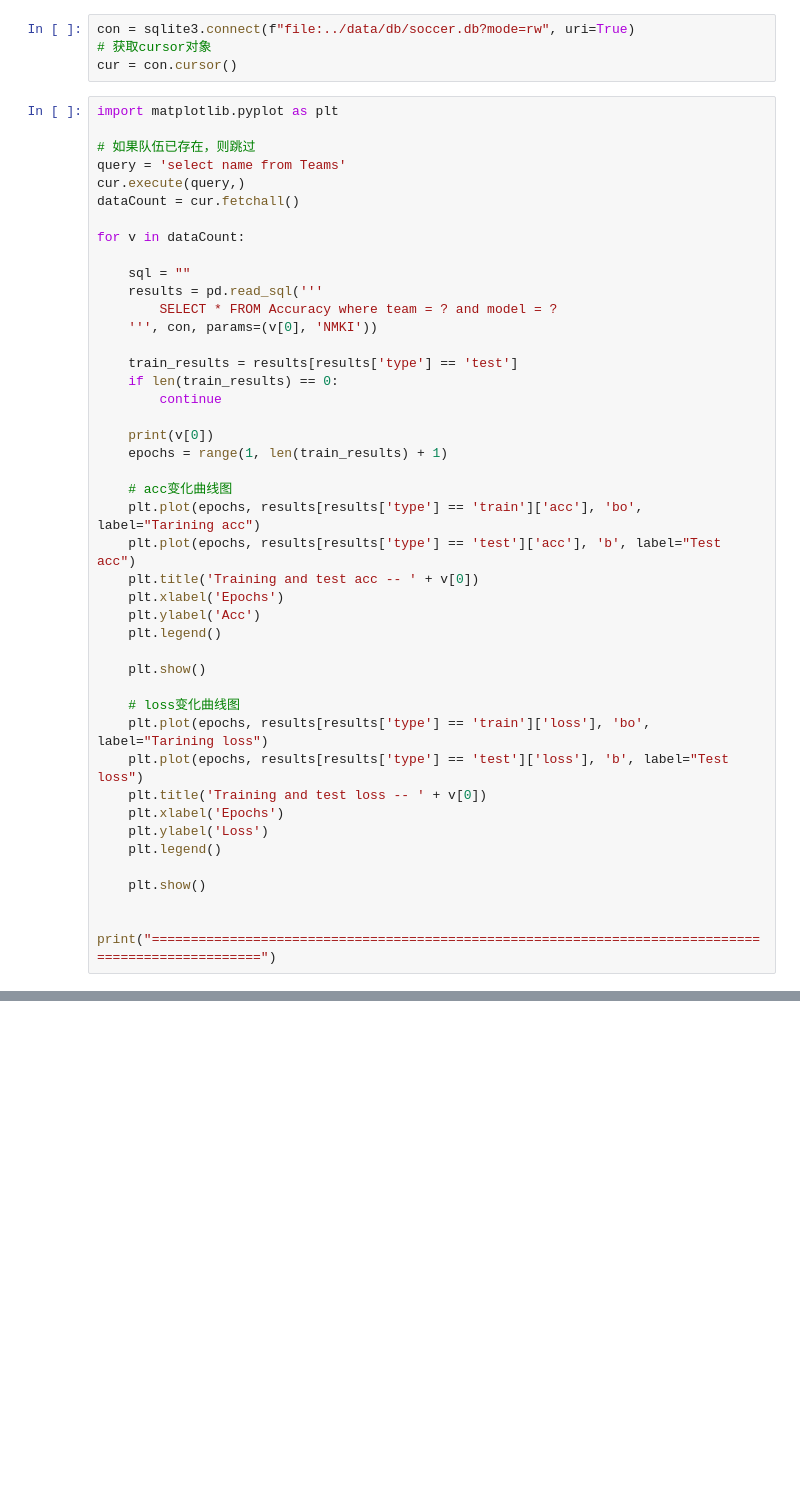
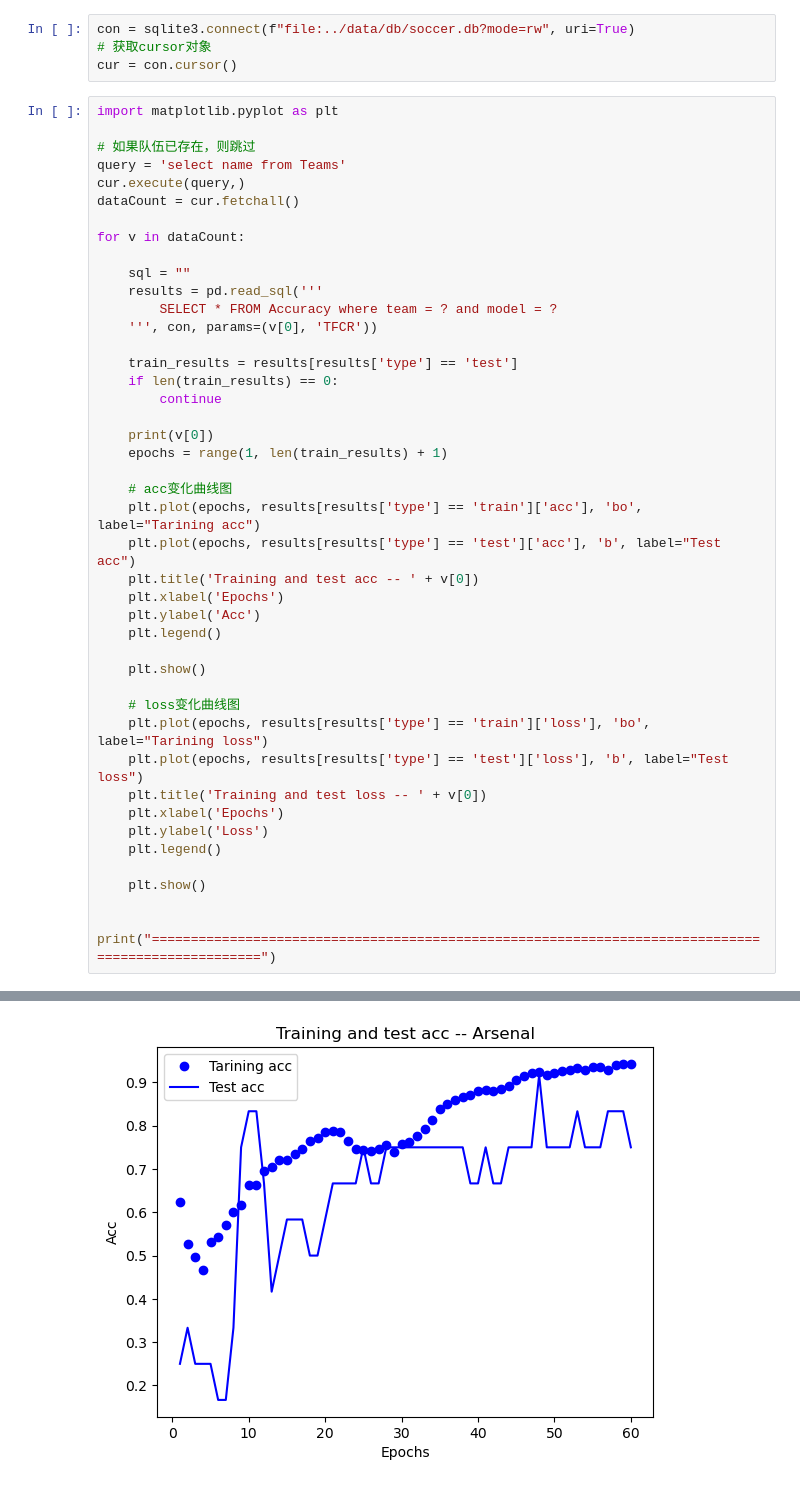
Before and after one commit to fengxichang/SoccerPredictor, a Jupyter notebook: soccerpredictor/results.ipynb, the cells around one changed output, grey strips where cells are left out. Cells and saved outputs as stored; diff of their text form; blank space fills up the shorter version.

```diff
--- a/soccerpredictor/results.ipynb
+++ b/soccerpredictor/results.ipynb
@@ -18,7 +18,7 @@ for v in dataCount:
     sql = ""
     results = pd.read_sql('''
         SELECT * FROM Accuracy where team = ? and model = ?
-    ''', con, params=(v[0], 'NMKI'))
+    ''', con, params=(v[0], 'TFCR'))
 
     train_results = results[results['type'] == 'test']
     if len(train_results) == 0:
@@ -48,3 +48,4 @@ for v in dataCount:
     plt.show()
 
     print("===================================================================================================")
+# %% [output]
@@ -50,0 +53 @@ for v in dataCount:
+[figure, added]
```
Also changed, not shown: parts of 1 cell of this notebook, 4 other files.
